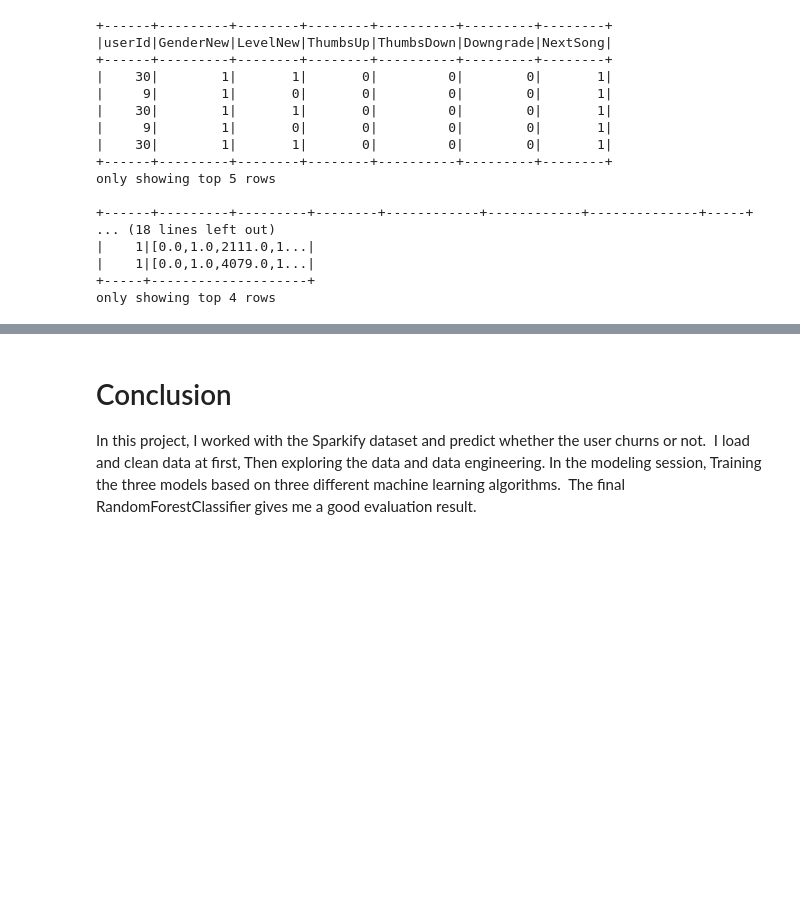
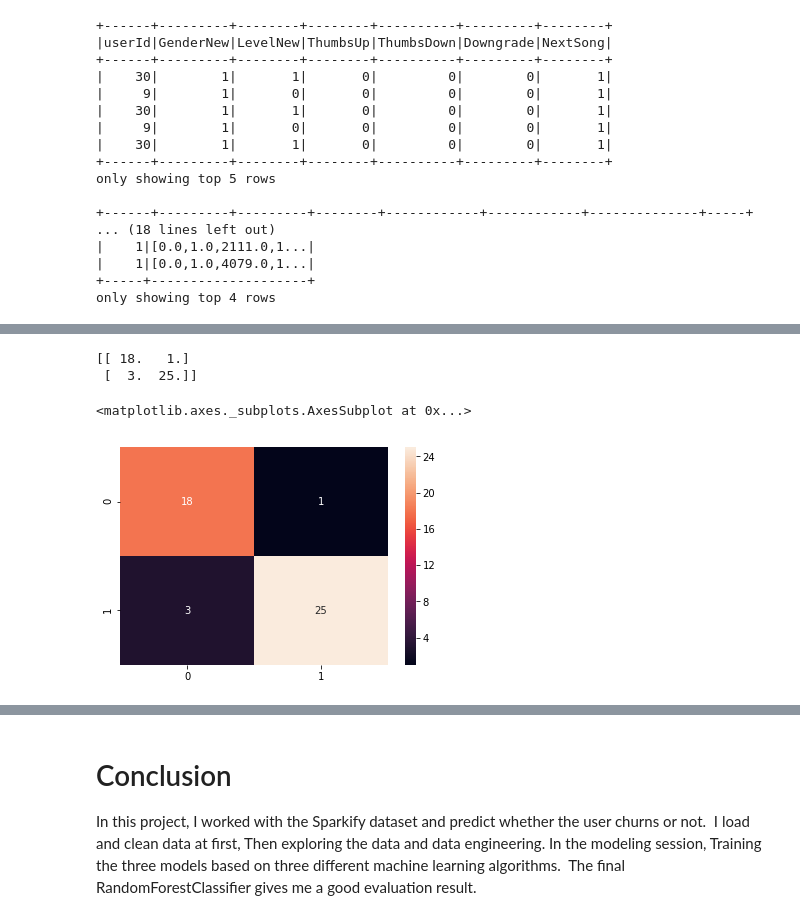
Before and after one commit to xyf3333/Sparkify, a Jupyter notebook: Sparkify.ipynb, the cells around one changed output, grey strips where cells are left out. Saved outputs shown, nothing was run; the diff lists cells and outputs as text; code cells hidden in the pictures; blank space fills up the shorter version.

```diff
--- a/Sparkify.ipynb
+++ b/Sparkify.ipynb
@@ -611,7 +644,7 @@ trainData, valiData, testData = split_data(combined_df)
 rf = RandomForestClassifier()
 pipeline = Pipeline(stages=[labelIndexer, featureIndexer, rf, label_new])
 param_grid = ParamGridBuilder().\
-            addGrid(rf.numTrees, [9,10]).\
+            addGrid(rf.numTrees, [17]).\
             build()
 cv = CrossValidator(estimator=pipeline,
                     estimatorParamMaps = param_grid,
@@ -646 +679,6 @@ F1 score = 0.844754
 -----------------------------------------------------------------------------------------------------------------------
+# %%
+from pyspark.sql.types import FloatType
+preds_and_labels = predictions.select(['predictedLabel','indexedLabel']).withColumn('prediction', col('predictedLabel').cast(FloatType()))
+#select only prediction and label columns
+preds_and_labels = preds_and_labels.select(['prediction','indexedLabel'])
@@ -646,0 +705,12 @@ F1 score = 0.844754
+# %%
+from pyspark.mllib.evaluation import MulticlassMetrics
+metrics = MulticlassMetrics(preds_and_labels.rdd.map(tuple))
+print(metrics.confusionMatrix().toArray())
+# %% [output]
+[[ 18.   1.]
+ [  3.  25.]]
+# %%
+sns.heatmap(metrics.confusionMatrix().toArray(), annot=True)
+# %% [output]
+<matplotlib.axes._subplots.AxesSubplot at 0x...>
+[figure, added]
```
Also changed, not shown: parts of 10 cells of this notebook.
